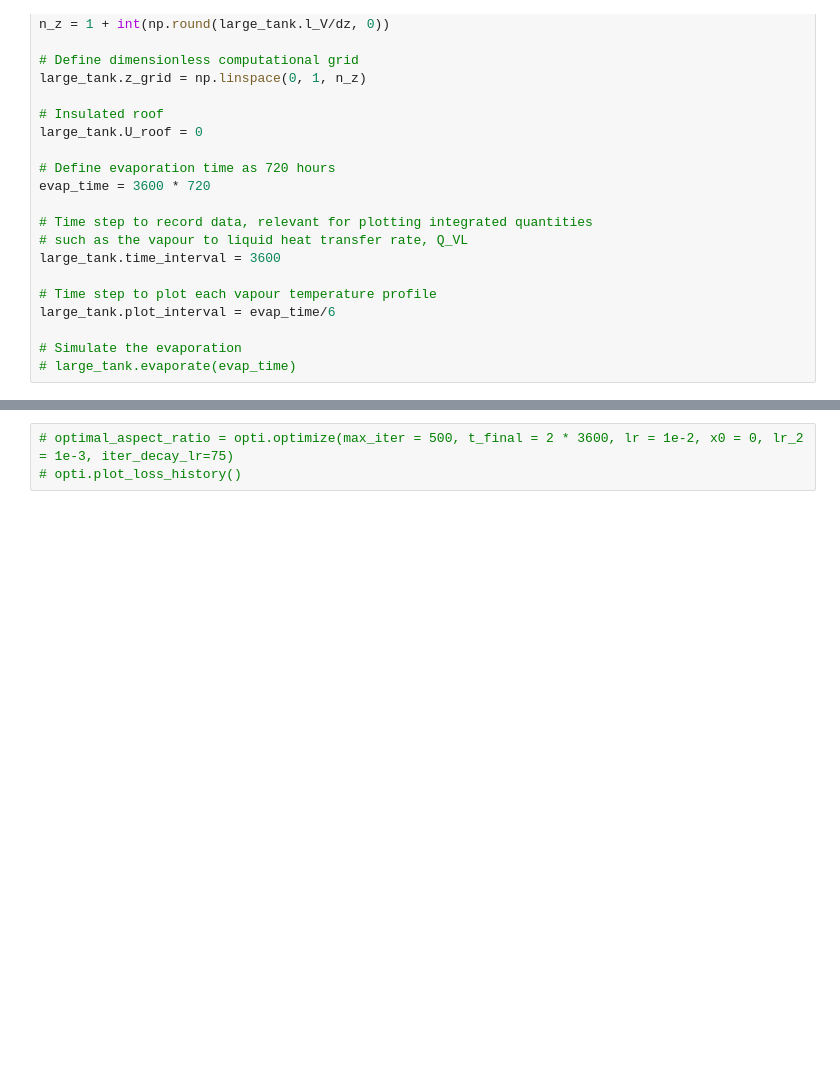
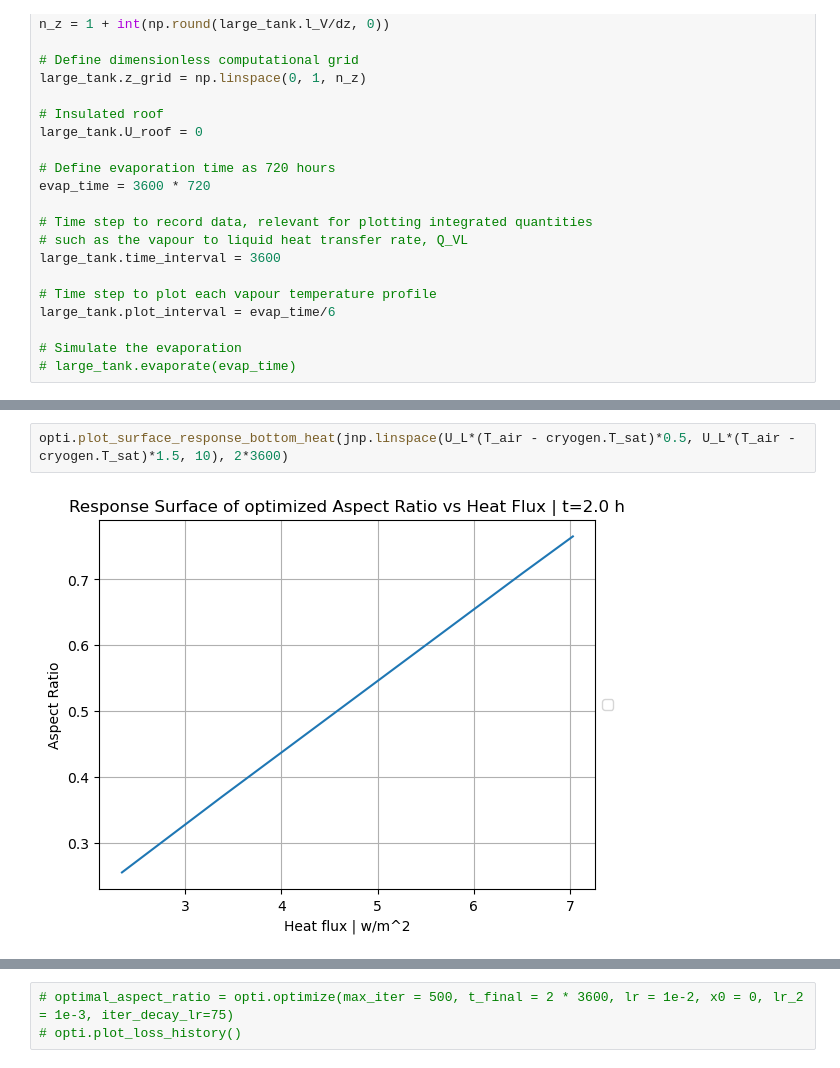
Before and after one commit to felipehuerta17/CryoEvap, a Jupyter notebook: notebooks/ammonia_large_720h_JAX.ipynb, the cells around one changed output, grey strips where cells are left out. Cells and saved outputs as stored; diff of their text form; blank space fills up the shorter version.

```diff
--- a/notebooks/ammonia_large_720h_JAX.ipynb
+++ b/notebooks/ammonia_large_720h_JAX.ipynb
@@ -135,3 +147,7 @@ opti.plot_surface_response(jnp.linspace(0.2, 2, 100), 720*3600)
+# %%
+opti.plot_surface_response_bottom_heat(jnp.linspace(U_L*(T_air - cryogen.T_sat)*0.5, U_L*(T_air - cryogen.T_sat)*1.5, 10), 2*3600)
+# %% [output]
+[figure, added]
 # %%
 start_time = time.time()
 opti.optimize_grid_with_refinement(verbose=True, t_final=2*3600, coarse_samples=100, fine_samples=1000,
```
Also changed, not shown: parts of 10 cells of this notebook, 7 other files.
